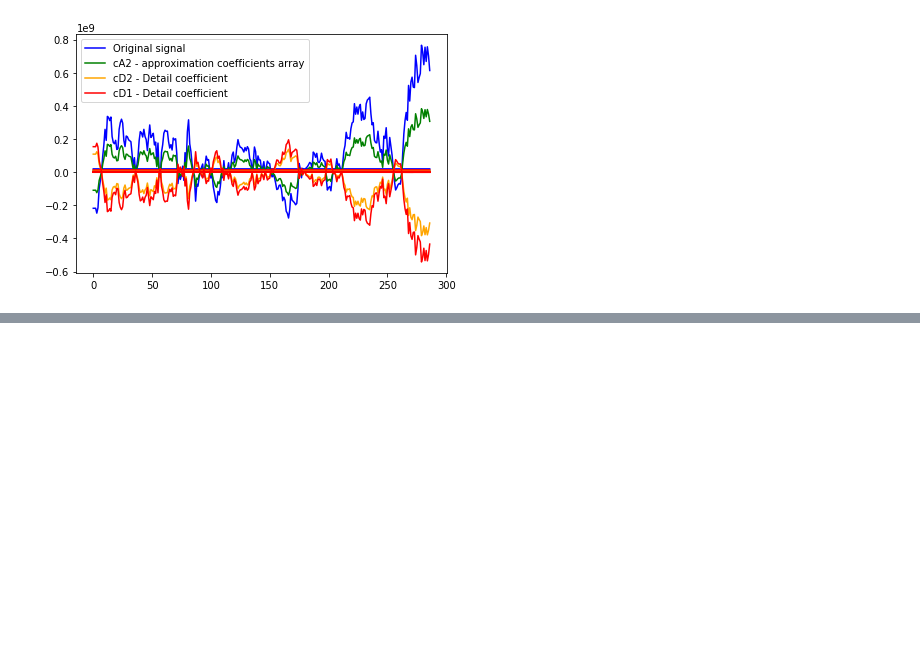
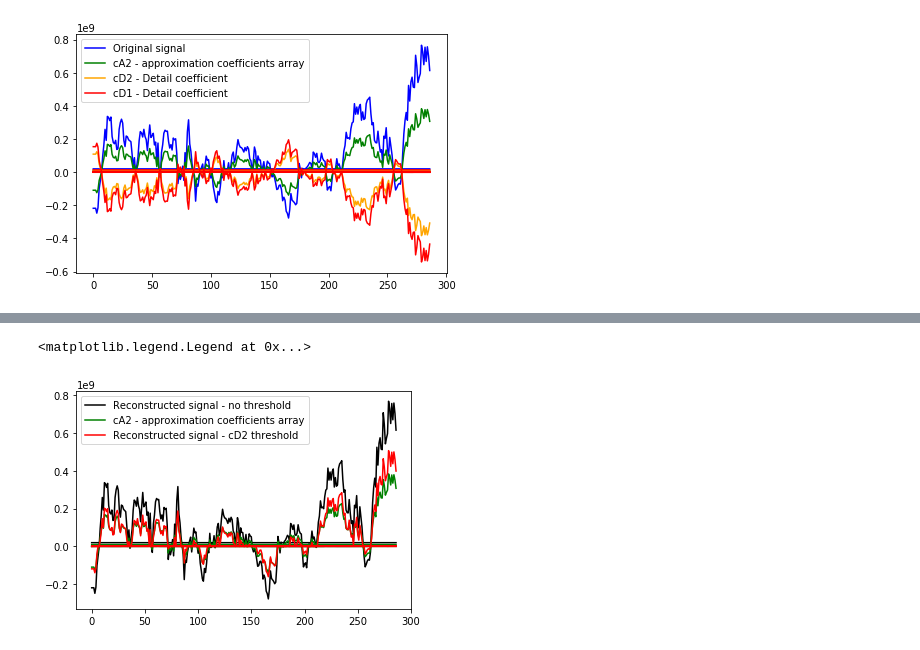
Before and after one commit to timothyyu/wsae-lstm, a Jupyter notebook: 1_data_preprocess.ipynb, the cells around one changed output, grey strips where cells are left out. Cells and saved outputs as stored; diff of their text form; code cells hidden in the pictures; blank space fills up the shorter version.

```diff
--- a/1_data_preprocess.ipynb
+++ b/1_data_preprocess.ipynb
@@ -219,0 +249,31 @@ SAE with 5 Layers that consists of 4-single layer autoencoders
+# %%
+# def wavelet_reconst_l2_threshold(data):
+#     coeffs = wavedec(data, 'haar', level=2)
+#     cA2, cD2, cD1 = coeffs
+#     reconstructed_signal = pywt.waverec( coeffs, 'haar', mode = 'per')
+#     return reconstructed_signal
+
+#     cat = pywt.threshold(cA2, np.std(cA2)/2,mode='soft')
+#     cdt = pywt.threshold(cD2, np.std(cD2)/2,mode='soft')
+#     ts_rec = pywt.idwt(cat, cdt, 'haar')
+#     return ts_rec
+
+# NOTE: Above func is not working - check variable scope ?
+
+cat = pywt.threshold(cA2, np.std(cA2)/2,mode='soft')
+cdt = pywt.threshold(cD2, np.std(cD2)/2,mode='soft')
+ts_rec = pywt.idwt(cat, cdt, 'haar')
+# %%
+#plt.plot(test_list[0],'blue', label='Original signal')
+plt.plot(test_list_0_reconstructed,'black',label='Reconstructed signal - no threshold')
+plt.plot(cA2,'green',label='cA2 - approximation coefficients array')
+plt.plot(ts_rec, 'red',label='Reconstructed signal - cD2 threshold')
+#plt.plot(cat,'blue')
+#plt.plot(cdt,'orange')
+handles, labels = plt.gca().get_legend_handles_labels()
+by_label = OrderedDict(zip(labels, handles))
+plt.legend(by_label.values(), by_label.keys())
+#plt.tight_layout()
+# %% [output]
+<matplotlib.legend.Legend at 0x...>
+[figure, added]
```
Also changed, not shown: parts of 8 cells of this notebook.
